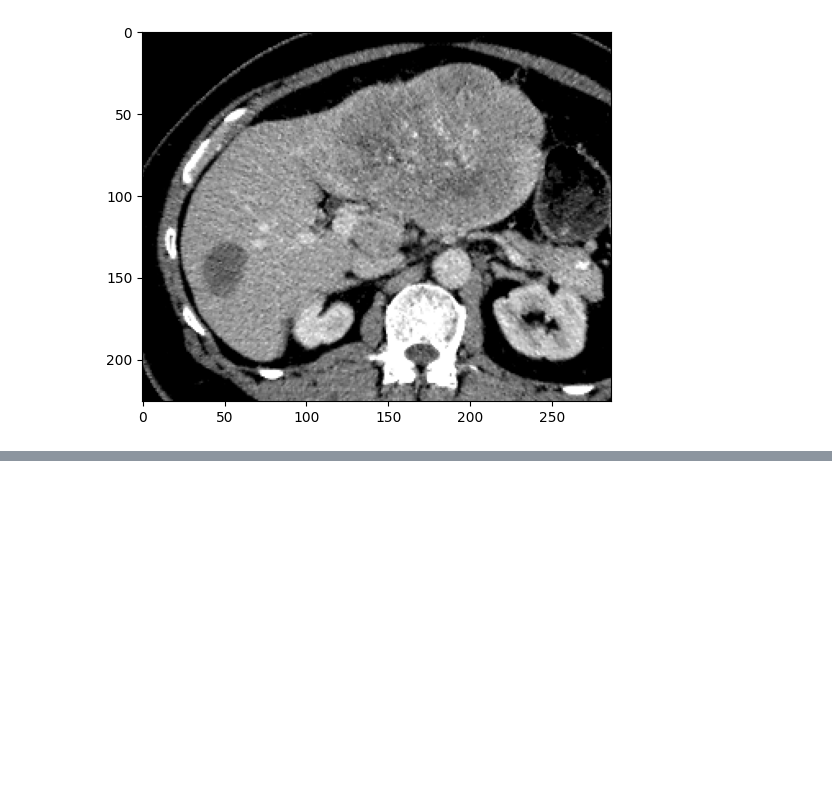
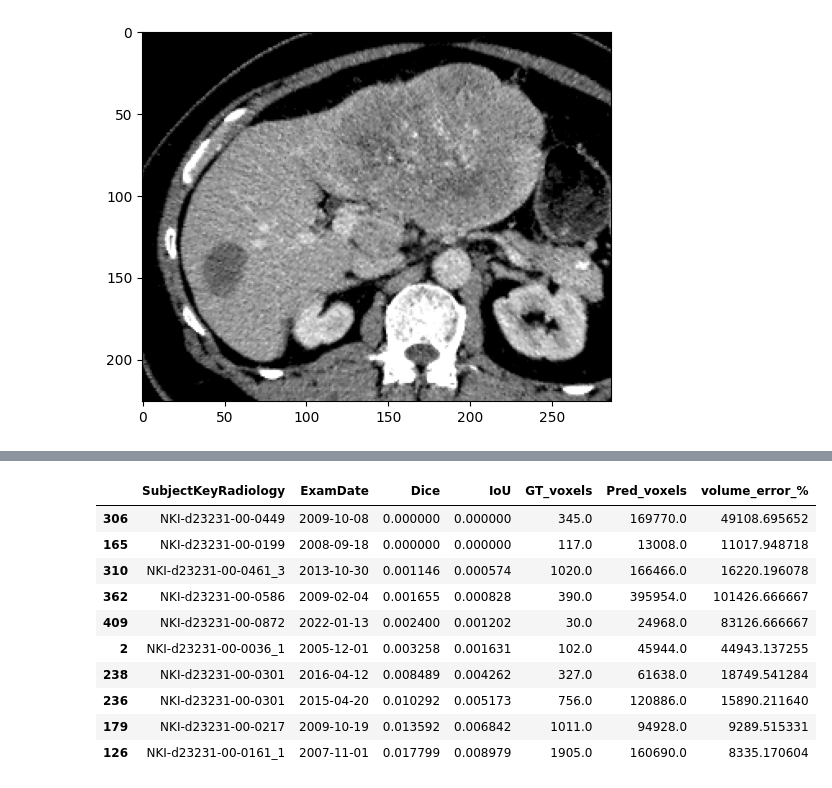
Before and after one commit to ljestaciocerquin/contrast_phase, a Jupyter notebook: Segmentation/segmentation.ipynb, the cells around one changed output, grey strips where cells are left out. Saved outputs shown, nothing was run; the diff lists cells and outputs as text; code cells hidden in the pictures; blank space fills up the shorter version.

```diff
--- a/Segmentation/segmentation.ipynb
+++ b/Segmentation/segmentation.ipynb
@@ -1064,0 +1311,16 @@ plt.imshow(np.rot90(img[:, :, 135]), cmap="gray")
+# %%
+lesion_cases.sort_values(
+        "Dice",
+    ).head(10)
+# %% [output]
+|  | SubjectKeyRadiology | ExamDate | Dice | IoU | GT_voxels | Pred_voxels | volume_error_% |
+| 306 | NKI-d23231-00-0449 | 2009-10-08 | 0.000000 | 0.000000 | 345.0 | 169770.0 | 49108.695652 |
+| 165 | NKI-d23231-00-0199 | 2008-09-18 | 0.000000 | 0.000000 | 117.0 | 13008.0 | 11017.948718 |
+| 310 | NKI-d23231-00-0461_3 | 2013-10-30 | 0.001146 | 0.000574 | 1020.0 | 166466.0 | 16220.196078 |
+| 362 | NKI-d23231-00-0586 | 2009-02-04 | 0.001655 | 0.000828 | 390.0 | 395954.0 | 101426.666667 |
+| 409 | NKI-d23231-00-0872 | 2022-01-13 | 0.002400 | 0.001202 | 30.0 | 24968.0 | 83126.666667 |
+| 2 | NKI-d23231-00-0036_1 | 2005-12-01 | 0.003258 | 0.001631 | 102.0 | 45944.0 | 44943.137255 |
+| 238 | NKI-d23231-00-0301 | 2016-04-12 | 0.008489 | 0.004262 | 327.0 | 61638.0 | 18749.541284 |
+| 236 | NKI-d23231-00-0301 | 2015-04-20 | 0.010292 | 0.005173 | 756.0 | 120886.0 | 15890.211640 |
+| 179 | NKI-d23231-00-0217 | 2009-10-19 | 0.013592 | 0.006842 | 1011.0 | 94928.0 | 9289.515331 |
+| 126 | NKI-d23231-00-0161_1 | 2007-11-01 | 0.017799 | 0.008979 | 1905.0 | 160690.0 | 8335.170604 |
```
Also changed, not shown: parts of 4 cells of this notebook, 12 other files.
